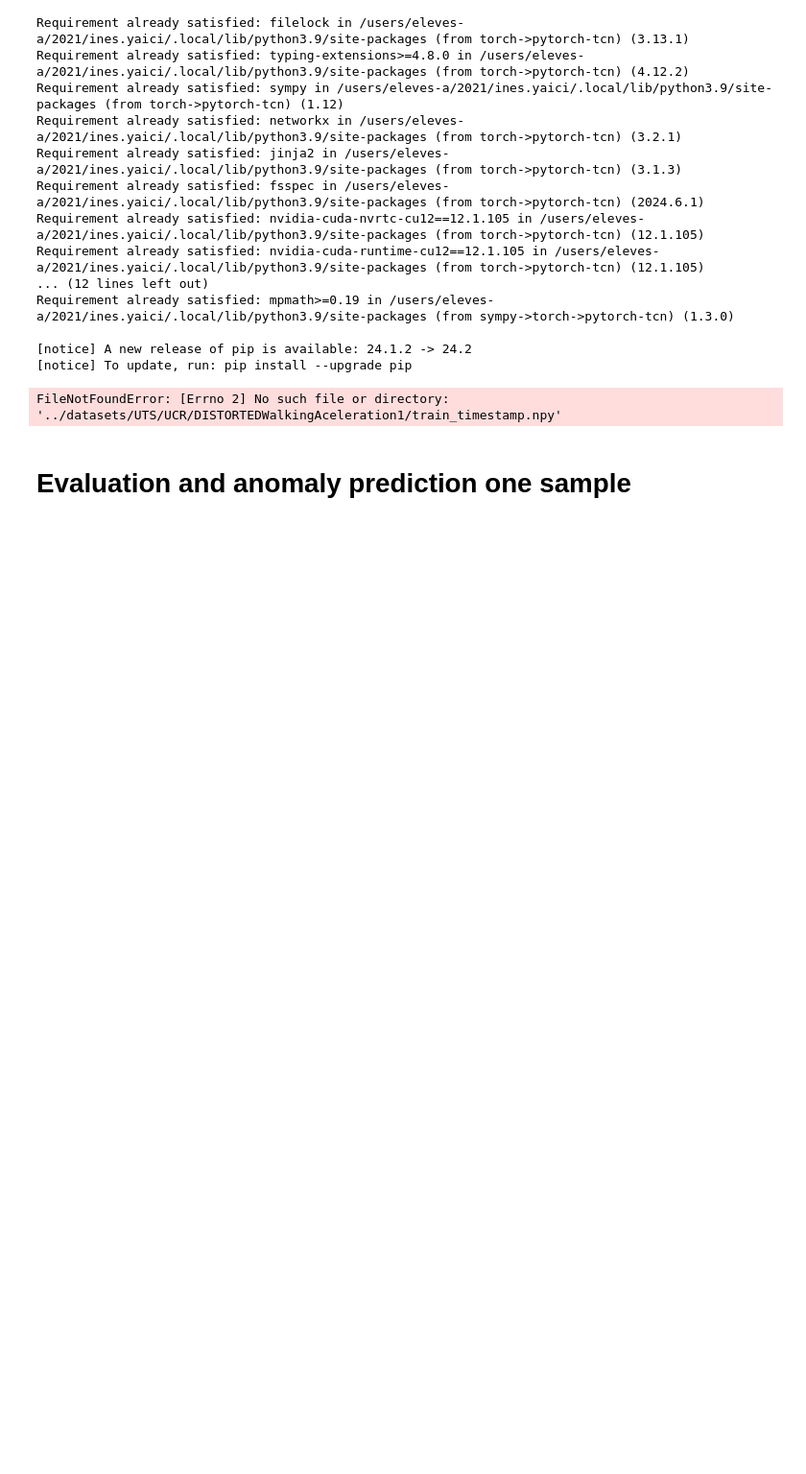
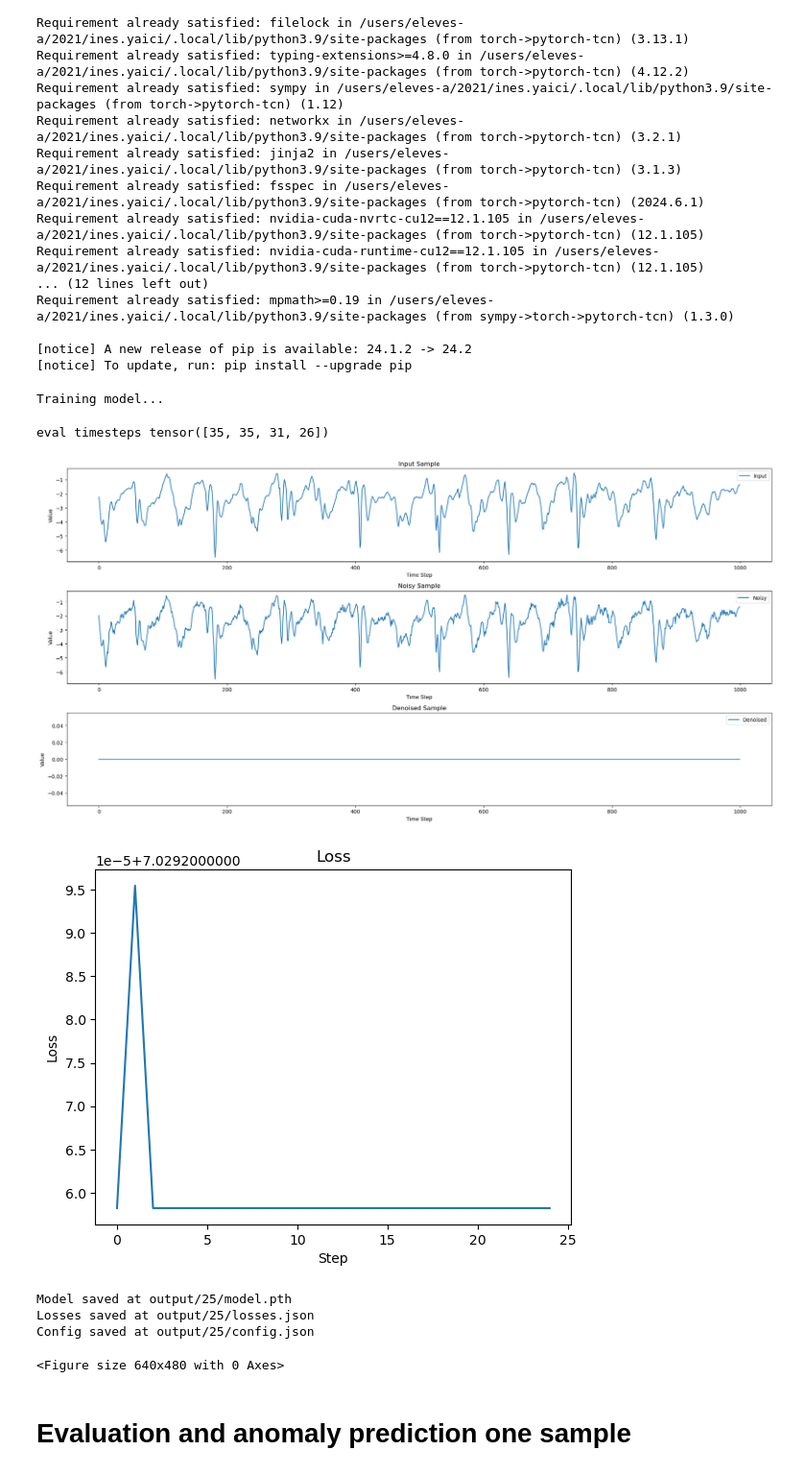
Before and after one commit to yaiciines/MAP594---Time-Series-Anomaly-Detection, a Jupyter notebook: DDPM/model_eval.ipynb, the cells around one changed output. Shown: that part at 96% size. Saved outputs shown, nothing was run; the diff lists cells and outputs as text; code cells hidden in the pictures; blank space fills up the shorter version.

Commit message:
Data visualisation correction

```diff
--- a/DDPM/model_eval.ipynb
+++ b/DDPM/model_eval.ipynb
@@ -47,12 +47,12 @@ class Config:
 config = {
   "data_path":  "../datasets/UTS/UCR/DISTORTEDWalkingAceleration1",
   "output_dir": "output",
-  "train_batch_size": 4,
-  "eval_batch_size": 4,
+  "train_batch_size": 32,
+  "eval_batch_size": 32,
   "num_epochs": 25,
 
   "learning_rate": 0.0001,
-  "num_timesteps": 1000,
+  "num_timesteps": 100,
   "beta_schedule": "linear",
   "embedding_size": 128,
   "hidden_size": 128,
@@ -62,7 +62,7 @@ config = {
   "save_eval_step": 10,
   "experiment_name": "NonName",
   "beta_start": 0.0001,
-  "beta_end": 0.02,
+  "beta_end": 0.002,
   "save_model_epochs": 1
 }
 
@@ -111,7 +111,7 @@ input_size = 1  # Assuming 1D time series data
 # Initialize the new TCN model
 model = TCN(
     num_inputs=input_size,  # Number of input channels
-    num_channels=[64, 128, 256, 512,256,128,64,1],  # Number of channels in each residual block
+    num_channels=[64, 128 ,256,128,64,1],  # Number of channels in each residual block
     kernel_size=3,  # Size of the convolution kernel
     dilations=None,  # Dilation sizes
     dilation_reset=None,  # Reset dilation size
@@ -132,7 +132,7 @@ model = TCN(
 
 
 # Set up dataset and dataloader
-dataset = TimeSeriesDataset(config.data_path,sequence_length=1000, stride=100,normalize=False)
+dataset = TimeSeriesDataset(config.data_path,sequence_length=150, stride=10,normalize=False)
 # Shuffling: The dataloader is currently not shuffling the data (shuffle=False). For training, it's usually better to shuffle to prevent the model from learning sequence order. I've changed this to shuffle=True in the artifact.
 # Dropping last batch: You might want to set drop_last=True in the DataLoader to ensure all batches are of the same size. This can be important for some operations.
 
@@ -140,7 +140,7 @@ dataloader = DataLoader(dataset, batch_size=config.train_batch_size, shuffle=Fal
 # Adjust model initialization================================================================================================
 
 # Set up dataset and dataloader for test data
-test_dataset = TimeSeriesTestDataset(config.data_path, sequence_length=1000, stride=100, normalize=False) #mean=dataset.mean, std=dataset.std)
+test_dataset = TimeSeriesTestDataset(config.data_path, sequence_length=150, stride=10, normalize=False) #mean=dataset.mean, std=dataset.std)
 
 # Create dataloader for the test dataset
 test_dataloader = DataLoader(test_dataset, batch_size=config.eval_batch_size, shuffle=False, drop_last=True)
@@ -187,7 +187,7 @@ for epoch in range(config.num_epochs):
 
         # I want the noise level increasing with epoch
         noise_level = 0.1 * (epoch+10)/5
-        noise = torch.randn_like(batch) * std_data * noise_level
+        noise = torch.randn_like(batch) #* std_data * noise_level
 
         #noise = torch.randn_like(batch)
 
@@ -224,7 +224,7 @@ for epoch in range(config.num_epochs):
         model.eval()
         eval_batch_size = config.eval_batch_size
 
-        for step, (sample, timestamps, labels) in enumerate(tqdm(test_dataloader)):
+        for step, (sample,  labels) in enumerate(tqdm(test_dataloader)):#timestamps,
 
             # after sapling random noise, predict using the model to denoise the sample
             with torch.no_grad():
@@ -237,7 +237,8 @@ for epoch in range(config.num_epochs):
                 noisy_sample = noise_scheduler.add_noise(sample, noise, timesteps)
 
                 noisy_sample = noisy_sample.unsqueeze(-1)
-                denoised_sample = model(noisy_sample)
+                sample = sample.unsqueeze(-1)
+                denoised_sample = model(sample)
 
                 # Visualize the input the noisy and denoised data
 
@@ -284,34 +285,41 @@ output_dir = os.path.join(config.output_dir, str(config.num_epochs))
 os.makedirs(output_dir, exist_ok=True)
 
 # Save the model
 model_path = os.path.join(output_dir, "model.pth")
 torch.save(model.state_dict(), model_path)
 
 # Save the losses and the lother parameters in a json file
 losses_path = os.path.join(output_dir, "losses.json")
 with open(losses_path, "w") as f:
     json.dump(losses, f)
 
 # Save the config
 config_path = os.path.join(output_dir, "config.json")
 with open(config_path, "w") as f:
     json.dump(vars(config), f)
 
 # save the losses plot
 # plot the loss
 plt.plot(losses)
 plt.title("Loss")
 plt.xlabel("Step")
 plt.ylabel("Loss")
 plt.show()
 losses_plot_path = os.path.join(output_dir, "losses_plot.png")
 plt.savefig(losses_plot_path)
 
 print("Model saved at", model_path)
 print("Losses saved at", losses_path)
 print("Config saved at", config_path)
 # %% [output]
-FileNotFoundError: [Errno 2] No such file or directory: '../datasets/UTS/UCR/DISTORTEDWalkingAceleration1/train_timestamp.npy'
+Training model...
+eval timesteps tensor([35, 35, 31, 26])
+[figure, added]
+[figure, added]
+Model saved at output/25/model.pth
+Losses saved at output/25/losses.json
+Config saved at output/25/config.json
+<Figure size 640x480 with 0 Axes>
 # %% [markdown]
 # Evaluation and anomaly prediction one sample
 # %%
```
Also changed, not shown: 1 other file.
